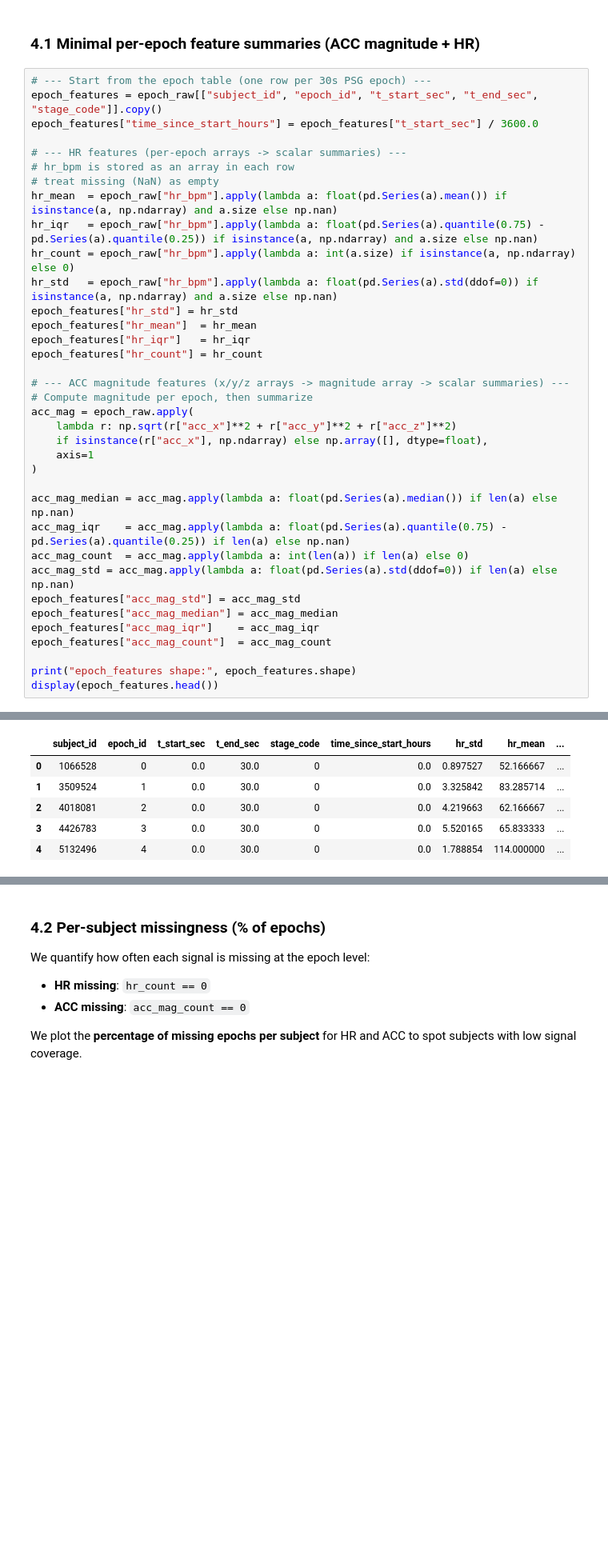
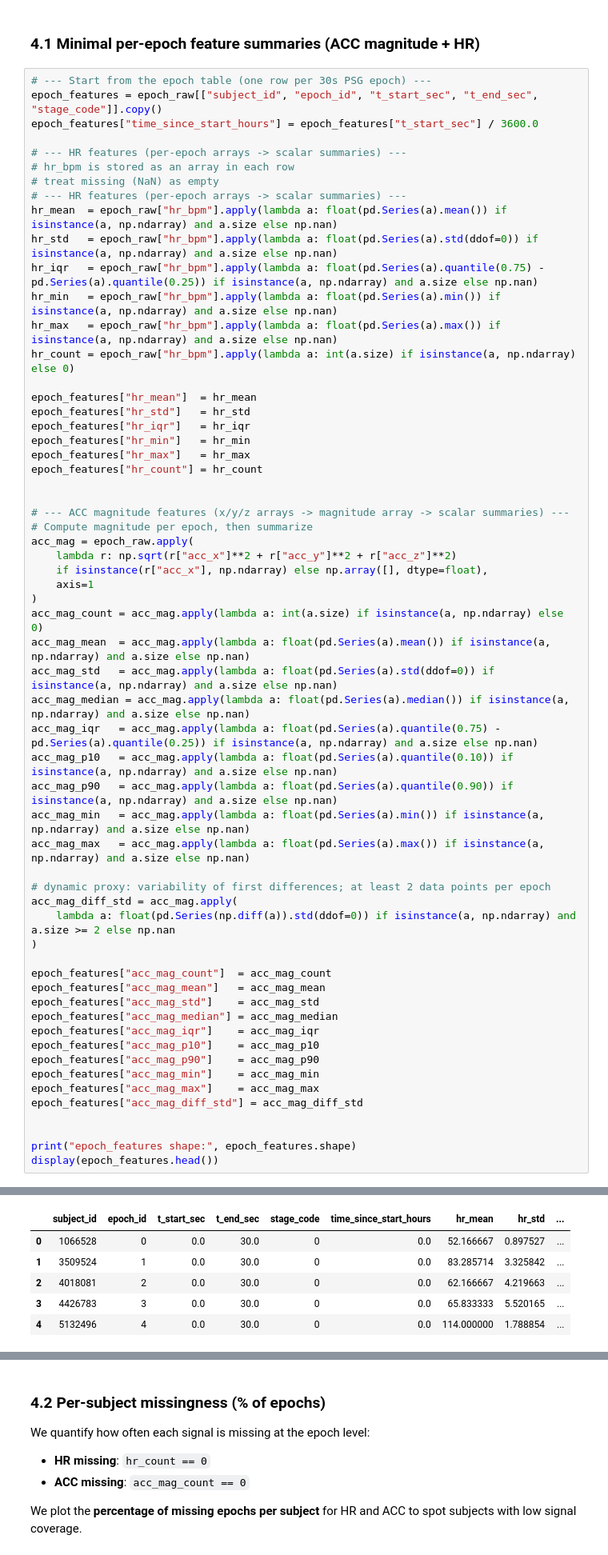
Before and after one commit to ChouaibB/wearables-ml-examples, a Jupyter notebook: notebooks/03_sleep_stage_classification_from_wrist_acc_hr_sleep_accel.ipynb, the cells around one changed output, grey strips where cells are left out. Shown at 80% size. Saved outputs shown, nothing was run; the diff lists cells and outputs as text; blank space fills up the shorter version.

```diff
--- a/notebooks/03_sleep_stage_classification_from_wrist_acc_hr_sleep_accel.ipynb
+++ b/notebooks/03_sleep_stage_classification_from_wrist_acc_hr_sleep_accel.ipynb
@@ -338,14 +333,21 @@ epoch_features["time_since_start_hours"] = epoch_features["t_start_sec"] / 3600.
 # --- HR features (per-epoch arrays -> scalar summaries) ---
 # hr_bpm is stored as an array in each row
 # treat missing (NaN) as empty
+# --- HR features (per-epoch arrays -> scalar summaries) ---
 hr_mean  = epoch_raw["hr_bpm"].apply(lambda a: float(pd.Series(a).mean()) if isinstance(a, np.ndarray) and a.size else np.nan)
+hr_std   = epoch_raw["hr_bpm"].apply(lambda a: float(pd.Series(a).std(ddof=0)) if isinstance(a, np.ndarray) and a.size else np.nan)
 hr_iqr   = epoch_raw["hr_bpm"].apply(lambda a: float(pd.Series(a).quantile(0.75) - pd.Series(a).quantile(0.25)) if isinstance(a, np.ndarray) and a.size else np.nan)
+hr_min   = epoch_raw["hr_bpm"].apply(lambda a: float(pd.Series(a).min()) if isinstance(a, np.ndarray) and a.size else np.nan)
+hr_max   = epoch_raw["hr_bpm"].apply(lambda a: float(pd.Series(a).max()) if isinstance(a, np.ndarray) and a.size else np.nan)
 hr_count = epoch_raw["hr_bpm"].apply(lambda a: int(a.size) if isinstance(a, np.ndarray) else 0)
-hr_std   = epoch_raw["hr_bpm"].apply(lambda a: float(pd.Series(a).std(ddof=0)) if isinstance(a, np.ndarray) and a.size else np.nan)
-epoch_features["hr_std"] = hr_std
+
 epoch_features["hr_mean"]  = hr_mean
+epoch_features["hr_std"]   = hr_std
 epoch_features["hr_iqr"]   = hr_iqr
+epoch_features["hr_min"]   = hr_min
+epoch_features["hr_max"]   = hr_max
 epoch_features["hr_count"] = hr_count
+
 
 # --- ACC magnitude features (x/y/z arrays -> magnitude array -> scalar summaries) ---
 # Compute magnitude per epoch, then summarize
@@ -354,15 +356,32 @@ acc_mag = epoch_raw.apply(
     if isinstance(r["acc_x"], np.ndarray) else np.array([], dtype=float),
     axis=1
 )
+acc_mag_count = acc_mag.apply(lambda a: int(a.size) if isinstance(a, np.ndarray) else 0)
+acc_mag_mean  = acc_mag.apply(lambda a: float(pd.Series(a).mean()) if isinstance(a, np.ndarray) and a.size else np.nan)
+acc_mag_std   = acc_mag.apply(lambda a: float(pd.Series(a).std(ddof=0)) if isinstance(a, np.ndarray) and a.size else np.nan)
+acc_mag_median = acc_mag.apply(lambda a: float(pd.Series(a).median()) if isinstance(a, np.ndarray) and a.size else np.nan)
+acc_mag_iqr   = acc_mag.apply(lambda a: float(pd.Series(a).quantile(0.75) - pd.Series(a).quantile(0.25)) if isinstance(a, np.ndarray) and a.size else np.nan)
+acc_mag_p10   = acc_mag.apply(lambda a: float(pd.Series(a).quantile(0.10)) if isinstance(a, np.ndarray) and a.size else np.nan)
+acc_mag_p90   = acc_mag.apply(lambda a: float(pd.Series(a).quantile(0.90)) if isinstance(a, np.ndarray) and a.size else np.nan)
+acc_mag_min   = acc_mag.apply(lambda a: float(pd.Series(a).min()) if isinstance(a, np.ndarray) and a.size else np.nan)
+acc_mag_max   = acc_mag.apply(lambda a: float(pd.Series(a).max()) if isinstance(a, np.ndarray) and a.size else np.nan)
 
-acc_mag_median = acc_mag.apply(lambda a: float(pd.Series(a).median()) if len(a) else np.nan)
-acc_mag_iqr    = acc_mag.apply(lambda a: float(pd.Series(a).quantile(0.75) - pd.Series(a).quantile(0.25)) if len(a) else np.nan)
-acc_mag_count  = acc_mag.apply(lambda a: int(len(a)) if len(a) else 0)
-acc_mag_std = acc_mag.apply(lambda a: float(pd.Series(a).std(ddof=0)) if len(a) else np.nan)
-epoch_features["acc_mag_std"] = acc_mag_std
+# dynamic proxy: variability of first differences; at least 2 data points per epoch
+acc_mag_diff_std = acc_mag.apply(
+    lambda a: float(pd.Series(np.diff(a)).std(ddof=0)) if isinstance(a, np.ndarray) and a.size >= 2 else np.nan
+)
+
+epoch_features["acc_mag_count"]  = acc_mag_count
+epoch_features["acc_mag_mean"]   = acc_mag_mean
+epoch_features["acc_mag_std"]    = acc_mag_std
 epoch_features["acc_mag_median"] = acc_mag_median
 epoch_features["acc_mag_iqr"]    = acc_mag_iqr
-epoch_features["acc_mag_count"]  = acc_mag_count
+epoch_features["acc_mag_p10"]    = acc_mag_p10
+epoch_features["acc_mag_p90"]    = acc_mag_p90
+epoch_features["acc_mag_min"]    = acc_mag_min
+epoch_features["acc_mag_max"]    = acc_mag_max
+epoch_features["acc_mag_diff_std"] = acc_mag_diff_std
+
 
 print("epoch_features shape:", epoch_features.shape)
 display(epoch_features.head())
@@ -371,6 +390,6 @@ epoch_features shape: (26417, 14)
-|  | subject_id | epoch_id | t_start_sec | t_end_sec | stage_code | time_since_start_hours | hr_std | hr_mean | ... |
-| 0 | 1066528 | 0 | 0.0 | 30.0 | 0 | 0.0 | 0.897527 | 52.166667 | ... |
-| 1 | 3509524 | 1 | 0.0 | 30.0 | 0 | 0.0 | 3.325842 | 83.285714 | ... |
-| 2 | 4018081 | 2 | 0.0 | 30.0 | 0 | 0.0 | 4.219663 | 62.166667 | ... |
-| 3 | 4426783 | 3 | 0.0 | 30.0 | 0 | 0.0 | 5.520165 | 65.833333 | ... |
-| 4 | 5132496 | 4 | 0.0 | 30.0 | 0 | 0.0 | 1.788854 | 114.000000 | ... |
+|  | subject_id | epoch_id | t_start_sec | t_end_sec | stage_code | time_since_start_hours | hr_mean | hr_std | ... |
+| 0 | 1066528 | 0 | 0.0 | 30.0 | 0 | 0.0 | 52.166667 | 0.897527 | ... |
+| 1 | 3509524 | 1 | 0.0 | 30.0 | 0 | 0.0 | 83.285714 | 3.325842 | ... |
+| 2 | 4018081 | 2 | 0.0 | 30.0 | 0 | 0.0 | 62.166667 | 4.219663 | ... |
+| 3 | 4426783 | 3 | 0.0 | 30.0 | 0 | 0.0 | 65.833333 | 5.520165 | ... |
+| 4 | 5132496 | 4 | 0.0 | 30.0 | 0 | 0.0 | 114.000000 | 1.788854 | ... |
```
Also changed, not shown: parts of 8 cells of this notebook.
